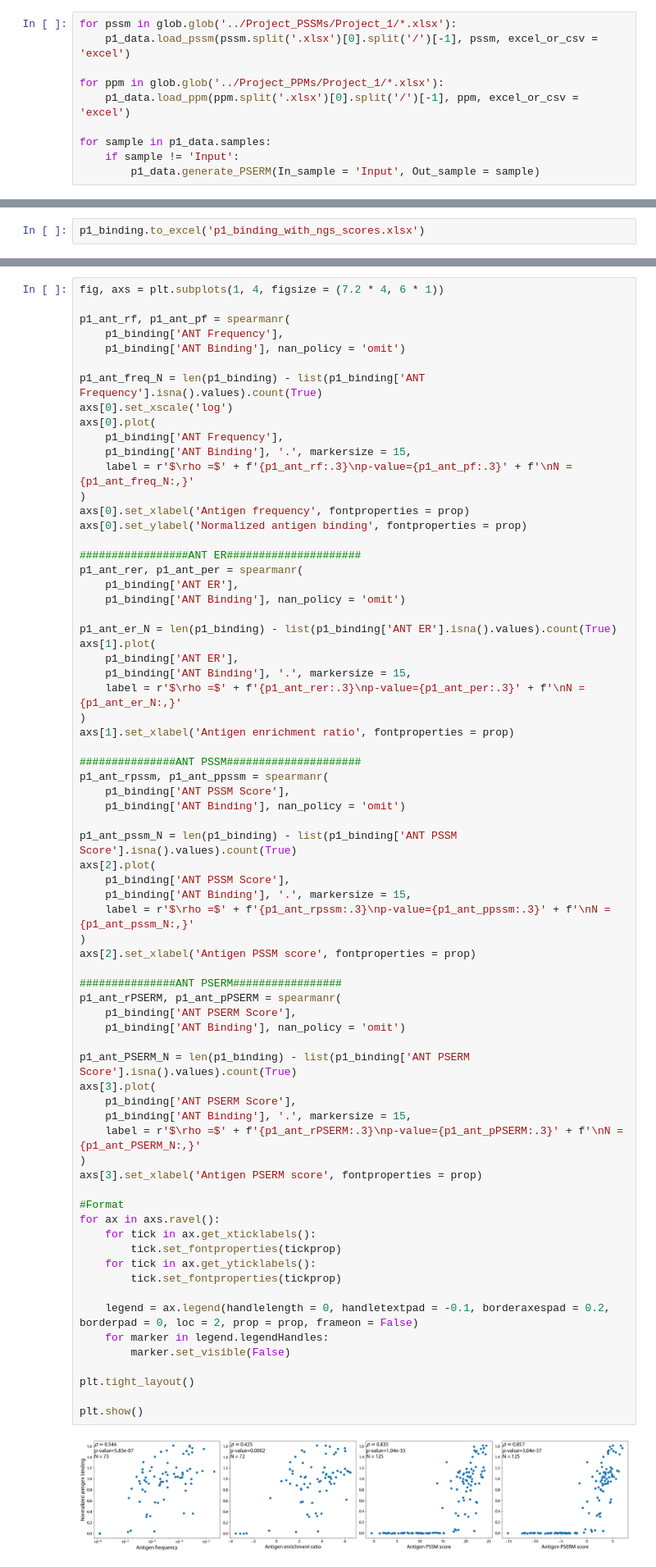
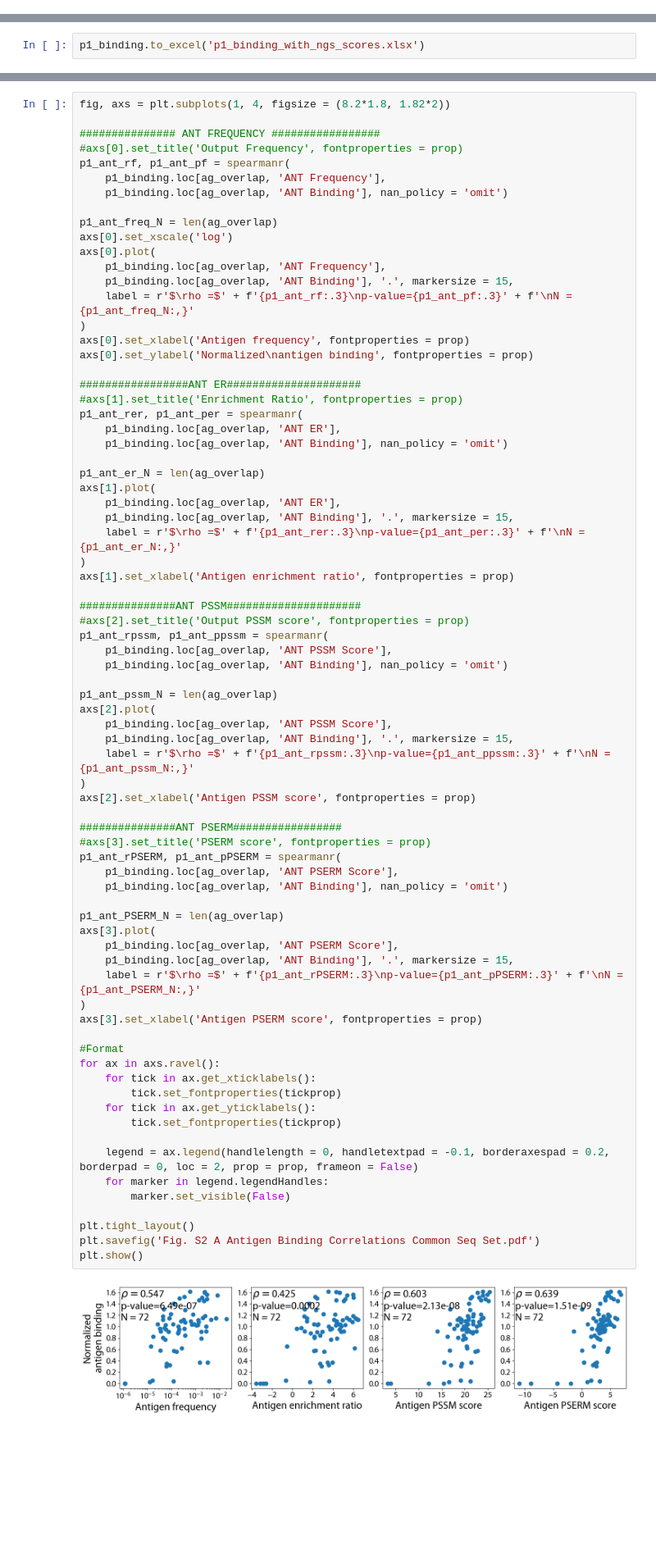
Before and after one commit to Tessier-Lab-UMich/PSERM_paper, a Jupyter notebook: 4_and_5_Binding_Correlations_Figure_Cooptimal/binding_correlations.ipynb, the cells around one changed output, grey strips where cells are left out. Shown at 82% size. Cells and saved outputs as stored; diff of their text form; blank space fills up the shorter version.

Commit message:
added several supplemental figures/tables

```diff
--- a/4_and_5_Binding_Correlations_Figure_Cooptimal/binding_correlations.ipynb
+++ b/4_and_5_Binding_Correlations_Figure_Cooptimal/binding_correlations.ipynb
@@ -85,13 +85,3 @@ p1_data.generate_D()
 # %% [output]
 ['Mutation_139624.csv', 'Mutation_139625.csv', 'Mutation_139626.csv', 'Mutation_139627.csv', 'Mutation_139628.csv', 'Mutation_139629.csv', 'Mutation_139630.csv', 'Mutation_139631.csv', 'Mutation_13963 ...
 ['Mutation_140403.csv', 'Mutation_140404.csv', 'Mutation_140405.csv', 'Mutation_140406.csv', 'Mutation_140407.csv', 'Mutation_140408.csv', 'Mutation_140409.csv', 'Mutation_140410.csv', 'Mutation_14041 ...
-# %%
-for pssm in glob.glob('../Project_PSSMs/Project_1/*.xlsx'):
-    p1_data.load_pssm(pssm.split('.xlsx')[0].split('/')[-1], pssm, excel_or_csv = 'excel')
-
-for ppm in glob.glob('../Project_PPMs/Project_1/*.xlsx'):
-    p1_data.load_ppm(ppm.split('.xlsx')[0].split('/')[-1], ppm, excel_or_csv = 'excel')
-
-for sample in p1_data.samples:
-    if sample != 'Input':
-        p1_data.generate_PSERM(In_sample = 'Input', Out_sample = sample)
@@ -266,72 +389,77 @@ p1_binding.to_excel('p1_binding_with_ngs_scores.xlsx')
 # %%
-fig, axs = plt.subplots(1, 4, figsize = (7.2 * 4, 6 * 1))
+fig, axs = plt.subplots(1, 4, figsize = (8.2*1.8, 1.82*2))
 
+############### ANT FREQUENCY #################
+#axs[0].set_title('Output Frequency', fontproperties = prop)
 p1_ant_rf, p1_ant_pf = spearmanr(
-    p1_binding['ANT Frequency'],
-    p1_binding['ANT Binding'], nan_policy = 'omit')
+    p1_binding.loc[ag_overlap, 'ANT Frequency'],
+    p1_binding.loc[ag_overlap, 'ANT Binding'], nan_policy = 'omit')
 
-p1_ant_freq_N = len(p1_binding) - list(p1_binding['ANT Frequency'].isna().values).count(True)
+p1_ant_freq_N = len(ag_overlap)
 axs[0].set_xscale('log')
 axs[0].plot(
-    p1_binding['ANT Frequency'],
-    p1_binding['ANT Binding'], '.', markersize = 15,
+    p1_binding.loc[ag_overlap, 'ANT Frequency'],
+    p1_binding.loc[ag_overlap, 'ANT Binding'], '.', markersize = 15,
     label = r'$\rho =$' + f'{p1_ant_rf:.3}\np-value={p1_ant_pf:.3}' + f'\nN = {p1_ant_freq_N:,}'
 )
 axs[0].set_xlabel('Antigen frequency', fontproperties = prop)
-axs[0].set_ylabel('Normalized antigen binding', fontproperties = prop)
+axs[0].set_ylabel('Normalized\nantigen binding', fontproperties = prop)
 
 #################ANT ER#####################
+#axs[1].set_title('Enrichment Ratio', fontproperties = prop)
 p1_ant_rer, p1_ant_per = spearmanr(
-    p1_binding['ANT ER'],
-    p1_binding['ANT Binding'], nan_policy = 'omit')
+    p1_binding.loc[ag_overlap, 'ANT ER'],
+    p1_binding.loc[ag_overlap, 'ANT Binding'], nan_policy = 'omit')
 
-p1_ant_er_N = len(p1_binding) - list(p1_binding['ANT ER'].isna().values).count(True)
+p1_ant_er_N = len(ag_overlap)
 axs[1].plot(
-    p1_binding['ANT ER'],
-    p1_binding['ANT Binding'], '.', markersize = 15,
+    p1_binding.loc[ag_overlap, 'ANT ER'],
+    p1_binding.loc[ag_overlap, 'ANT Binding'], '.', markersize = 15,
     label = r'$\rho =$' + f'{p1_ant_rer:.3}\np-value={p1_ant_per:.3}' + f'\nN = {p1_ant_er_N:,}'
 )
 axs[1].set_xlabel('Antigen enrichment ratio', fontproperties = prop)
 
 ###############ANT PSSM#####################
+#axs[2].set_title('Output PSSM score', fontproperties = prop)
 p1_ant_rpssm, p1_ant_ppssm = spearmanr(
-    p1_binding['ANT PSSM Score'],
-    p1_binding['ANT Binding'], nan_policy = 'omit')
+    p1_binding.loc[ag_overlap, 'ANT PSSM Score'],
+    p1_binding.loc[ag_overlap, 'ANT Binding'], nan_policy = 'omit')
 
-p1_ant_pssm_N = len(p1_binding) - list(p1_binding['ANT PSSM Score'].isna().values).count(True)
+p1_ant_pssm_N = len(ag_overlap)
 axs[2].plot(
-    p1_binding['ANT PSSM Score'],
-    p1_binding['ANT Binding'], '.', markersize = 15,
+    p1_binding.loc[ag_overlap, 'ANT PSSM Score'],
+    p1_binding.loc[ag_overlap, 'ANT Binding'], '.', markersize = 15,
     label = r'$\rho =$' + f'{p1_ant_rpssm:.3}\np-value={p1_ant_ppssm:.3}' + f'\nN = {p1_ant_pssm_N:,}'
 )
 axs[2].set_xlabel('Antigen PSSM score', fontproperties = prop)
 
 ###############ANT PSERM#################
+#axs[3].set_title('PSERM score', fontproperties = prop)
 p1_ant_rPSERM, p1_ant_pPSERM = spearmanr(
-    p1_binding['ANT PSERM Score'],
-    p1_binding['ANT Binding'], nan_policy = 'omit')
+    p1_binding.loc[ag_overlap, 'ANT PSERM Score'],
+    p1_binding.loc[ag_overlap, 'ANT Binding'], nan_policy = 'omit')
 
-p1_ant_PSERM_N = len(p1_binding) - list(p1_binding['ANT PSERM Score'].isna().values).count(True)
+p1_ant_PSERM_N = len(ag_overlap)
 axs[3].plot(
-    p1_binding['ANT PSERM Score'],
-    p1_binding['ANT Binding'], '.', markersize = 15,
+    p1_binding.loc[ag_overlap, 'ANT PSERM Score'],
+    p1_binding.loc[ag_overlap, 'ANT Binding'], '.', markersize = 15,
     label = r'$\rho =$' + f'{p1_ant_rPSERM:.3}\np-value={p1_ant_pPSERM:.3}' + f'\nN = {p1_ant_PSERM_N:,}'
 )
 axs[3].set_xlabel('Antigen PSERM score', fontproperties = prop)
 
 #Format
 for ax in axs.ravel():
     for tick in ax.get_xticklabels():
         tick.set_fontproperties(tickprop)
     for tick in ax.get_yticklabels():
         tick.set_fontproperties(tickprop)
 
     legend = ax.legend(handlelength = 0, handletextpad = -0.1, borderaxespad = 0.2, borderpad = 0, loc = 2, prop = prop, frameon = False)
     for marker in legend.legendHandles:
         marker.set_visible(False)
 
 plt.tight_layout()
-
+plt.savefig('Fig. S2 A Antigen Binding Correlations Common Seq Set.pdf')
 plt.show()
 # %% [output]
-[figure, old version]
+[figure, new version]
```
Also changed, not shown: parts of 31 cells of this notebook, 18 other files.
